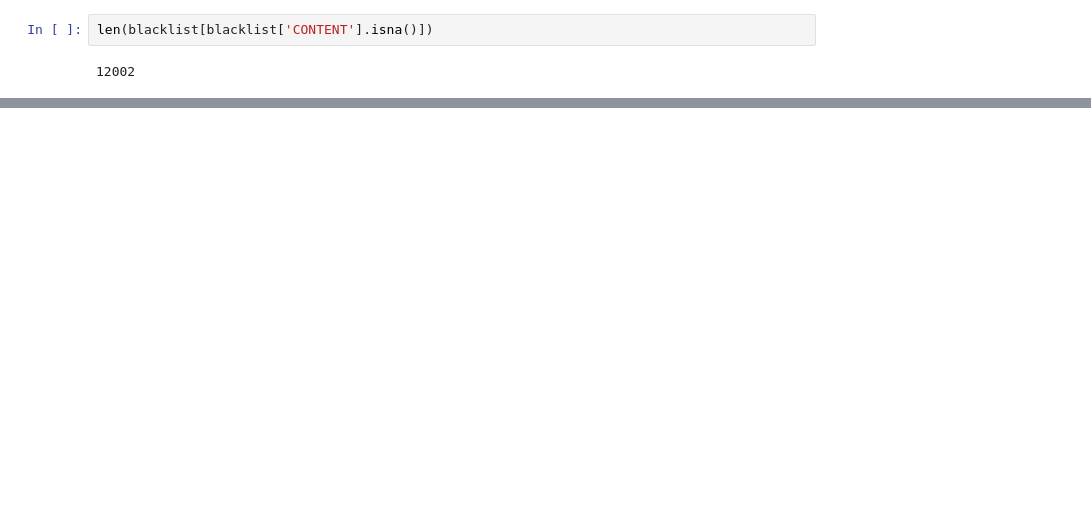
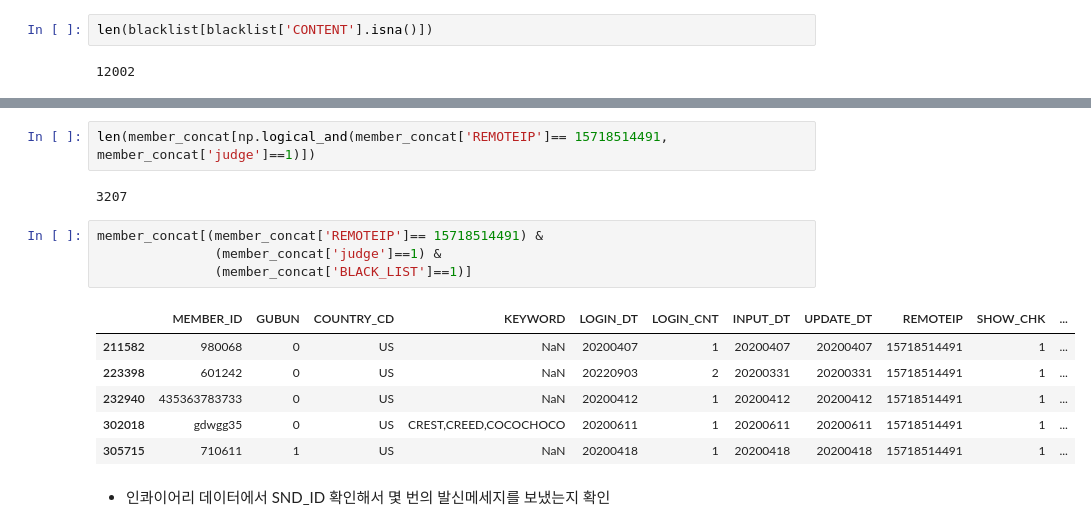
Before and after one commit to JINWOO8888/REALFIANL, a Jupyter notebook: 블랙,회원리스트.ipynb, the cells around one changed output, grey strips where cells are left out. Cells and saved outputs as stored; diff of their text form; blank space fills up the shorter version.

```diff
--- a/블랙,회원리스트.ipynb
+++ b/블랙,회원리스트.ipynb
@@ -80,0 +267,17 @@ len(blacklist[blacklist['CONTENT'].isna()])
+# %%
+len(member_concat[np.logical_and(member_concat['REMOTEIP']== 15718514491, member_concat['judge']==1)])
+# %% [output]
+3207
+# %%
+member_concat[(member_concat['REMOTEIP']== 15718514491) &
+               (member_concat['judge']==1) &
+               (member_concat['BLACK_LIST']==1)]
+# %% [output]
+|  | MEMBER_ID | GUBUN | COUNTRY_CD | KEYWORD | LOGIN_DT | LOGIN_CNT | INPUT_DT | UPDATE_DT | REMOTEIP | SHOW_CHK | ... |
+| 211582 | 980068 | 0 | US | NaN | 20200407 | 1 | 20200407 | 20200407 | 15718514491 | 1 | ... |
+| 223398 | 601242 | 0 | US | NaN | 20220903 | 2 | 20200331 | 20200331 | 15718514491 | 1 | ... |
+| 232940 | 435363783733 | 0 | US | NaN | 20200412 | 1 | 20200412 | 20200412 | 15718514491 | 1 | ... |
+| 302018 | gdwgg35 | 0 | US | CREST,CREED,COCOCHOCO | 20200611 | 1 | 20200611 | 20200611 | 15718514491 | 1 | ... |
+| 305715 | 710611 | 1 | US | NaN | 20200418 | 1 | 20200418 | 20200418 | 15718514491 | 1 | ... |
+# %% [markdown]
+- 인콰이어리 데이터에서  SND_ID 확인해서 몇 번의 발신메세지를 보냈는지 확인
```
Also changed, not shown: parts of 29 cells of this notebook, 2 other files.
